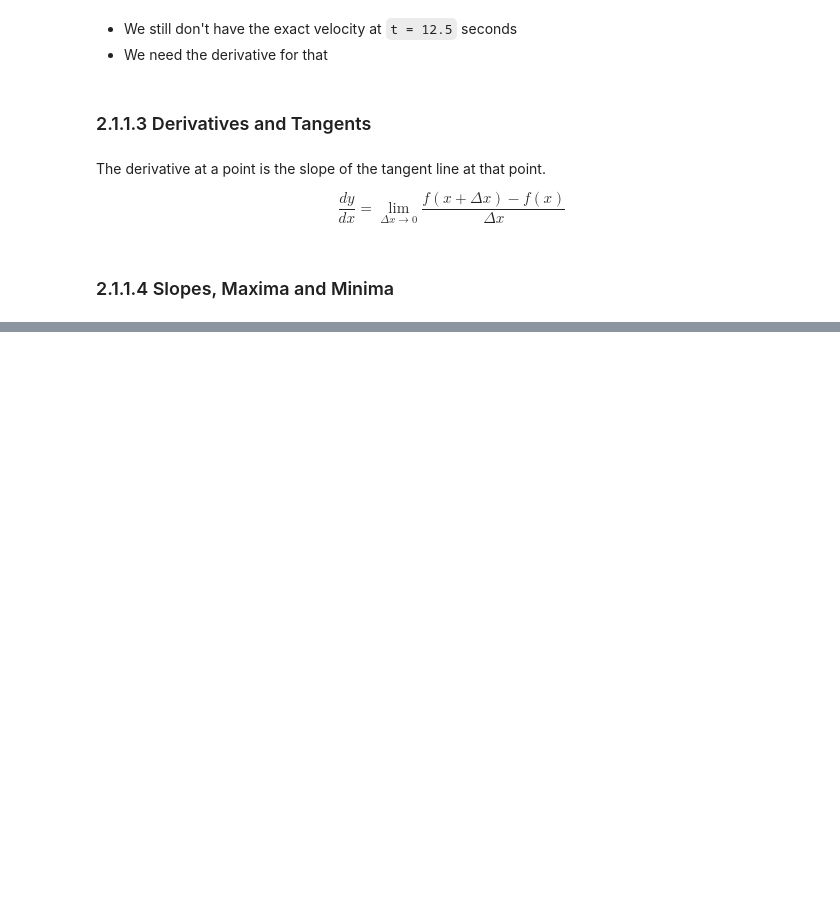
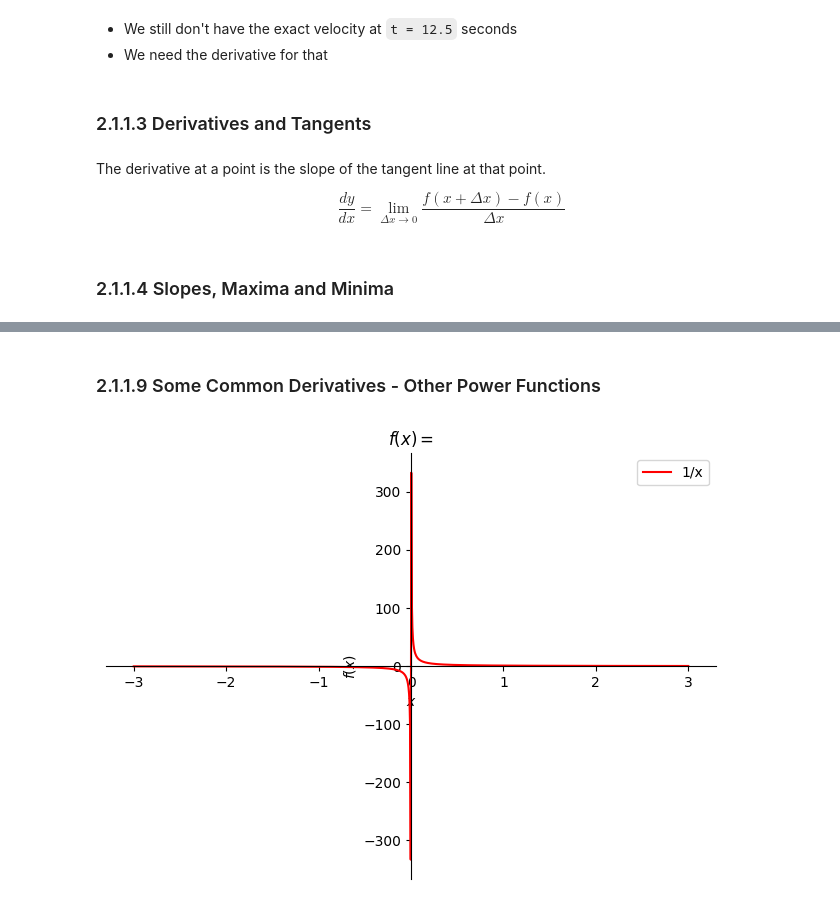
Before and after one commit to PaulToronto/DeepLearning-AI---Mathematics-for-Machine-Learning-and-Data-Science, a Jupyter notebook: 2_1_Derivatives_and_Optimization.ipynb, the cells around one changed output, grey strips where cells are left out. Cells and saved outputs as stored; diff of their text form; code cells hidden in the pictures; blank space fills up the shorter version.

```diff
--- a/2_1_Derivatives_and_Optimization.ipynb
+++ b/2_1_Derivatives_and_Optimization.ipynb
@@ -234,0 +377,11 @@ $$
+# %% [markdown]
+### 2.1.1.9 Some Common Derivatives - Other Power Functions
+# %%
+x = sp.symbols('x')
+p1 = sp.plotting.plot(1/x,
+                      (x, -3, 3),
+                      line_color='red',
+                      title='$f(x) = \frac{1}{x}$',
+                      legend=True)
+# %% [output]
+[figure, added]
```
Also changed, not shown: parts of 19 cells of this notebook.
